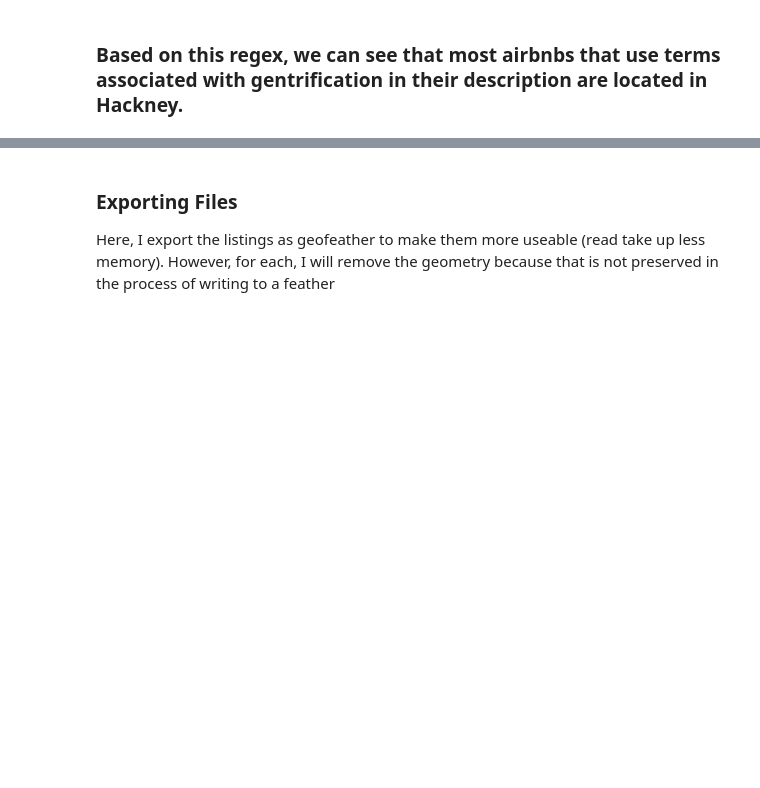
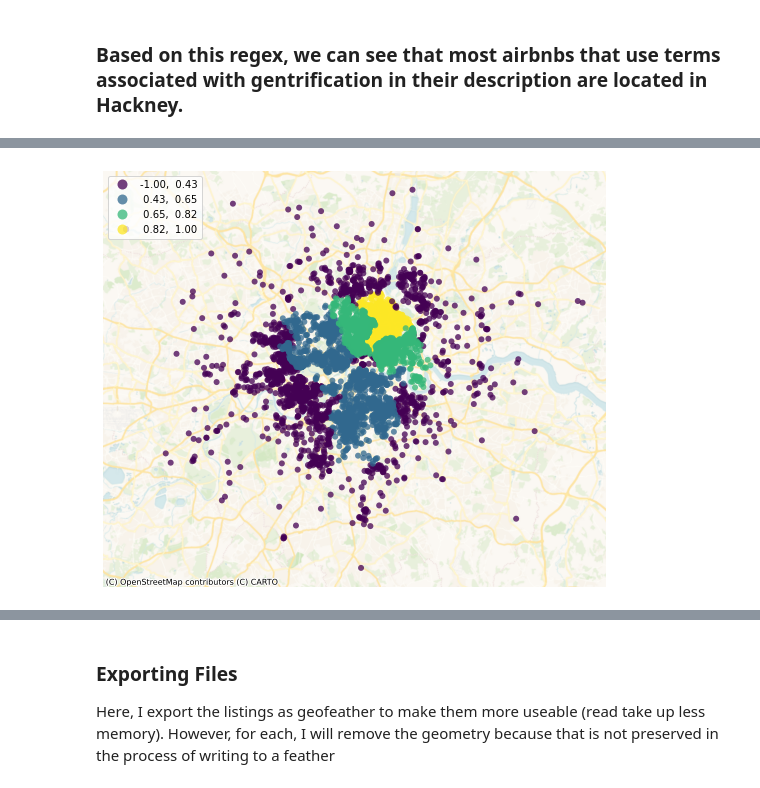
Before and after one commit to lordschmear/outline.fsds, a Jupyter notebook: Airbnb2022_Final.ipynb, the cells around one changed output, grey strips where cells are left out. Saved outputs shown, nothing was run; the diff lists cells and outputs as text; code cells hidden in the pictures; blank space fills up the shorter version.

```diff
--- a/Airbnb2022_Final.ipynb
+++ b/Airbnb2022_Final.ipynb
@@ -830,0 +889,5 @@ grouped_gent.head(33).sort_values(by=['Count'], ascending=False)
+# %%
+# drop insignificant room_type
+
+pivot.columns = ['Entire home/apt','Hotel room','Private room','Shared room']
+pivot.drop(columns = ['Hotel room', 'Shared room'], inplace = True)
@@ -830,0 +912,8 @@ grouped_gent.head(33).sort_values(by=['Count'], ascending=False)
+# %%
+# We only have two columns in our pivot_norm
+# And 95% of these can be explained by pca component 1
+
+pcomp = PCA(n_components= 2, random_state=42)
+rd    = pcomp.fit_transform(pivot_norm)
+print(f"The explained variance of each component is: {', '.join([f'{x*100:.2f}%' for x in pcomp.explained_variance_ratio_])}")
+explained_variance = pcomp.explained_variance_ratio_
@@ -830,0 +951,7 @@ grouped_gent.head(33).sort_values(by=['Count'], ascending=False)
+# %%
+# Add the airbnb_pca to the original gent1 file
+
+# merge the data based on GSS_CODE
+ldn_gss_idx = gent1.set_index('GSS_CODE')
+rs = pd.merge(ldn_gss_idx, airbnb_pca, left_index=True, right_index = True)
+len(rs)
@@ -830,0 +1067,29 @@ grouped_gent.head(33).sort_values(by=['Count'], ascending=False)
+# %%
+# Set up figure and a single axis
+import contextily
+
+
+f, ax = plt.subplots(1, figsize=(9, 9))
+# Build choropleth
+new_gent.plot(
+    column="2022_Airbnb Component 1",
+    cmap="viridis",
+    scheme="quantiles",
+    k=4,
+    edgecolor="white",
+    linewidth=0.0,
+    alpha=0.75,
+    legend=True,
+    legend_kwds=dict(loc=2),
+    ax=ax,
+)
+# Add basemap
+contextily.add_basemap(
+    ax,
+    crs=new_gent.crs,
+    source=contextily.providers.CartoDB.VoyagerNoLabels,
+)
+# Remove axes
+ax.set_axis_off();
+# %% [output]
+[figure, added]
```
Also changed, not shown: parts of 39 cells of this notebook.
